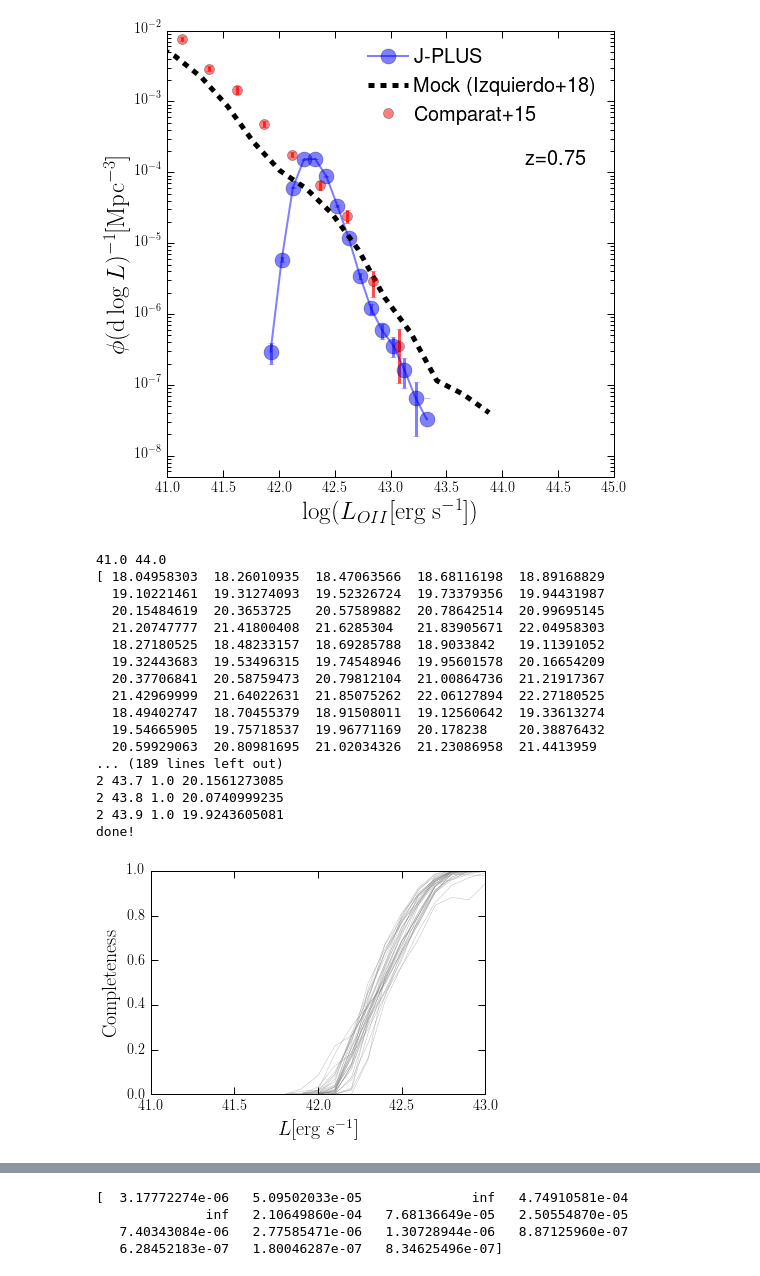
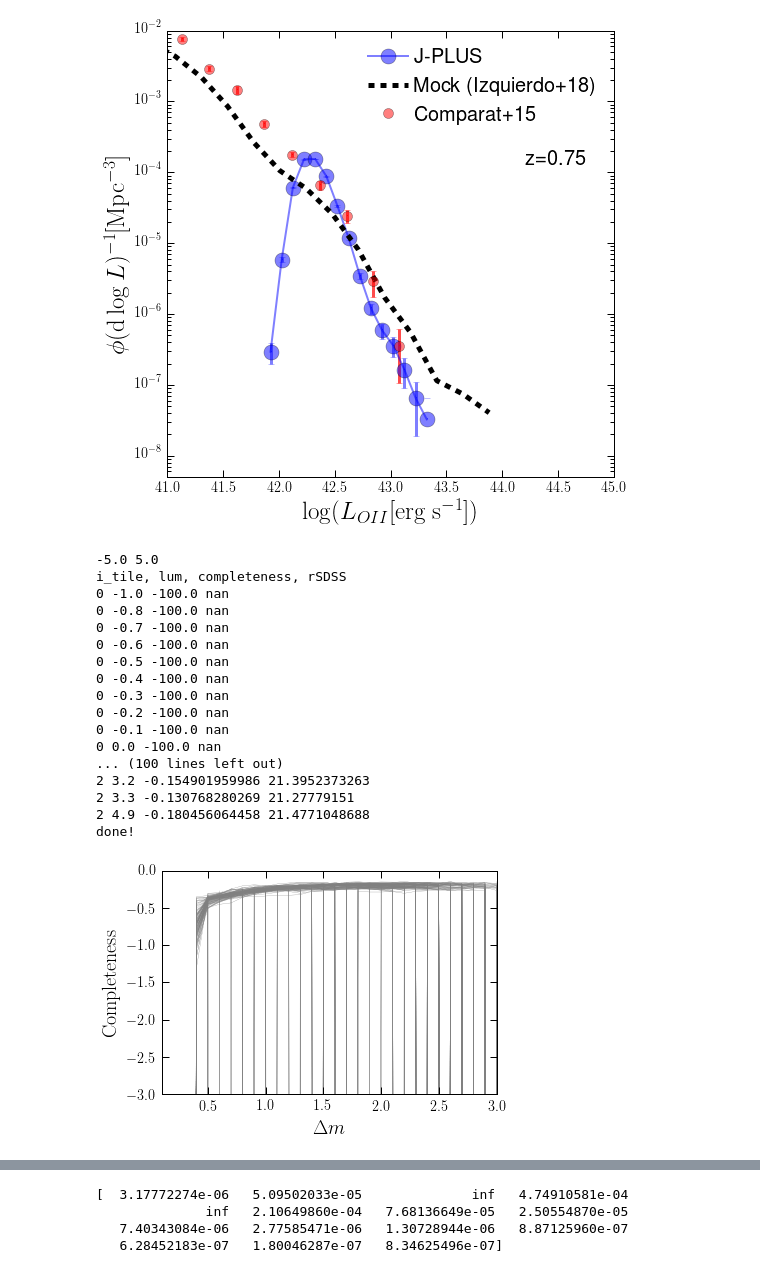
Before and after one commit to aaorsi/ELG_analysis, a Jupyter notebook: LFandclustering.ipynb, the cells around one changed output, grey strips where cells are left out. Drawn from its saved outputs; the diff is of its cells as text; code cells hidden in the pictures.

Commit message:
Further updates, added the option of computing completeness as a function of magnitude excess rather than luminosity via the groupby variable

```diff
--- a/LFandclustering.ipynb
+++ b/LFandclustering.ipynb
@@ -122,8 +122,8 @@ ntiles = len(alltiles)
 
 gcat = gal_oii # Use all objects in gcat to sample completeness
 magrrange = [20,24] #Magnitude range in r band
-nmags     = 20 #Sample each magnitude bin nmags times
-nl = 10
+nmags     = 50 #Sample each magnitude bin nmags times
+nl = 5
 noff = 1.0
 
 nboff = np.linspace(-noff,noff,nl)
@@ -148,16 +148,21 @@ i1 = ntiles
 npp = int((i1-i0+1.0)/(nproc+0.0))
 
 
-min_oii = 41.0
-max_oii = 44.0
-lbin = 0.1
+groupby = 'dm' #dm or lum_line
+
+min_oii = 41.0 if groupby == 'lum_line' else -5.0
+max_oii = 44.0 if groupby == 'lum_line' else 5.0
+lbin = 0.1 if groupby == 'lum_line' else 0.1
+
 nbins = int(np.floor((max_oii-min_oii)/lbin+1))
 print min_oii,max_oii
 binarr = np.arange(nbins)*lbin + min_oii
-comp_tile = np.zeros([ntiles,nbins])
+comp_tile = np.zeros([ntiles,nbins]) - 100
 comp_funcs = []
 #for it in range(ntiles):
 gj0660 = 2.0
+
+
 
 for it in range(ntiles):
 
@@ -186,10 +191,10 @@ for it in range(ntiles):
             if mag == 'J0660':
                 for iil in range(nl):
                     test_gals[mag][ik+nmags*iil:ik+nmags*(iil+1)] += np.tile(nboff[iil],nmags)
-                if ig ==0 and it ==0:
-                    print  test_gals[mag][ik:ik+nmags*nl]
-                    print np.tile(nboff,nmags)
-                    print mf
+#                if ig ==0 and it ==0:
+#                    print  test_gals[mag][ik:ik+nmags*nl]
+#                    print np.tile(nboff,nmags)
+#                    print mf
 
             if ig ==pgal and it == ptile and DoPlots:
                 if 'SDSS' not in mag:
@@ -216,8 +221,8 @@ for it in range(ntiles):
     if it ==0:
         print 'i_tile, lum, completeness, rSDSS'
     for ibb in range(nbins):
-        sel = ((test_gals['lum_line'] > binarr[ibb] - lbin/2.) &
-               (test_gals['lum_line'] < binarr[ibb] + lbin/2.)
+        sel = ((test_gals[groupby] > binarr[ibb] - lbin/2.) &
+               (test_gals[groupby] < binarr[ibb] + lbin/2.)
                )
 
         ntot_l = len(np.where(sel)[0])
@@ -231,7 +236,7 @@ for it in range(ntiles):
 
 
         nsel = len(np.where(selc)[0])
-        comp_tile[it,ibb] = float(nsel)/float(ntot_l)
+        comp_tile[it,ibb] = np.log10(float(nsel)/float(ntot_l)) if nsel >0 else -100
         if it < 3:
             print it, binarr[ibb], comp_tile[it,ibb], np.mean(test_gals['rSDSS'][sel][selc])
         compf = interpolate.interp1d(binarr, comp_tile[it,:],fill_value='extrapolate')
@@ -240,36 +245,38 @@ for it in range(ntiles):
 
 print 'done!'
 # %% [output]
-41.0 44.0
-[ 18.04958303  18.26010935  18.47063566  18.68116198  18.89168829
-  19.10221461  19.31274093  19.52326724  19.73379356  19.94431987
-  20.15484619  20.3653725   20.57589882  20.78642514  20.99695145
-  21.20747777  21.41800408  21.6285304   21.83905671  22.04958303
-  18.27180525  18.48233157  18.69285788  18.9033842   19.11391052
-  19.32443683  19.53496315  19.74548946  19.95601578  20.16654209
-  20.37706841  20.58759473  20.79812104  21.00864736  21.21917367
-  21.42969999  21.64022631  21.85075262  22.06127894  22.27180525
-  18.49402747  18.70455379  18.91508011  19.12560642  19.33613274
-  19.54665905  19.75718537  19.96771169  20.178238    20.38876432
-  20.59929063  20.80981695  21.02034326  21.23086958  21.4413959
-... (189 lines left out)
-2 43.7 1.0 20.1561273085
-2 43.8 1.0 20.0740999235
-2 43.9 1.0 19.9243605081
+-5.0 5.0
+i_tile, lum, completeness, rSDSS
+0 -1.0 -100.0 nan
+0 -0.8 -100.0 nan
+0 -0.7 -100.0 nan
+0 -0.6 -100.0 nan
+0 -0.5 -100.0 nan
+0 -0.4 -100.0 nan
+0 -0.3 -100.0 nan
+0 -0.2 -100.0 nan
+0 -0.1 -100.0 nan
+0 0.0 -100.0 nan
+... (100 lines left out)
+2 3.2 -0.154901959986 21.3952373263
+2 3.3 -0.130768280269 21.27779151
+2 4.9 -0.180456064458 21.4771048688
 done!
 # %%
 plt.figure('completeness')
 
 for it in range(nbins):
     plt.plot(binarr, comp_tile[it,:],'-',linewidth=0.25,color='gray')
 
-plt.xlim([41,43])
-plt.xlabel(r'$L[{\rm erg}\ s^{-1}]$',fontsize=20)
+plt.xlim([41,43] if groupby == 'lum_line' else [0.1,3])
+plt.ylim([-3,0])
+xl = r'$L[{\rm erg}\ s^{-1}]$' if groupby == 'lum_line' else r'$\Delta m$'
+plt.xlabel(xl,fontsize=20)
 plt.ylabel(r'${\rm Completeness}$',fontsize=20)
 
 plt.show()
 # %% [output]
-[figure, old version]
+[figure, new version]
 # %%
 # Now compute that LF again using the completeness curves
 
```
Also changed, not shown: parts of 3 cells of this notebook, 1 other file.
